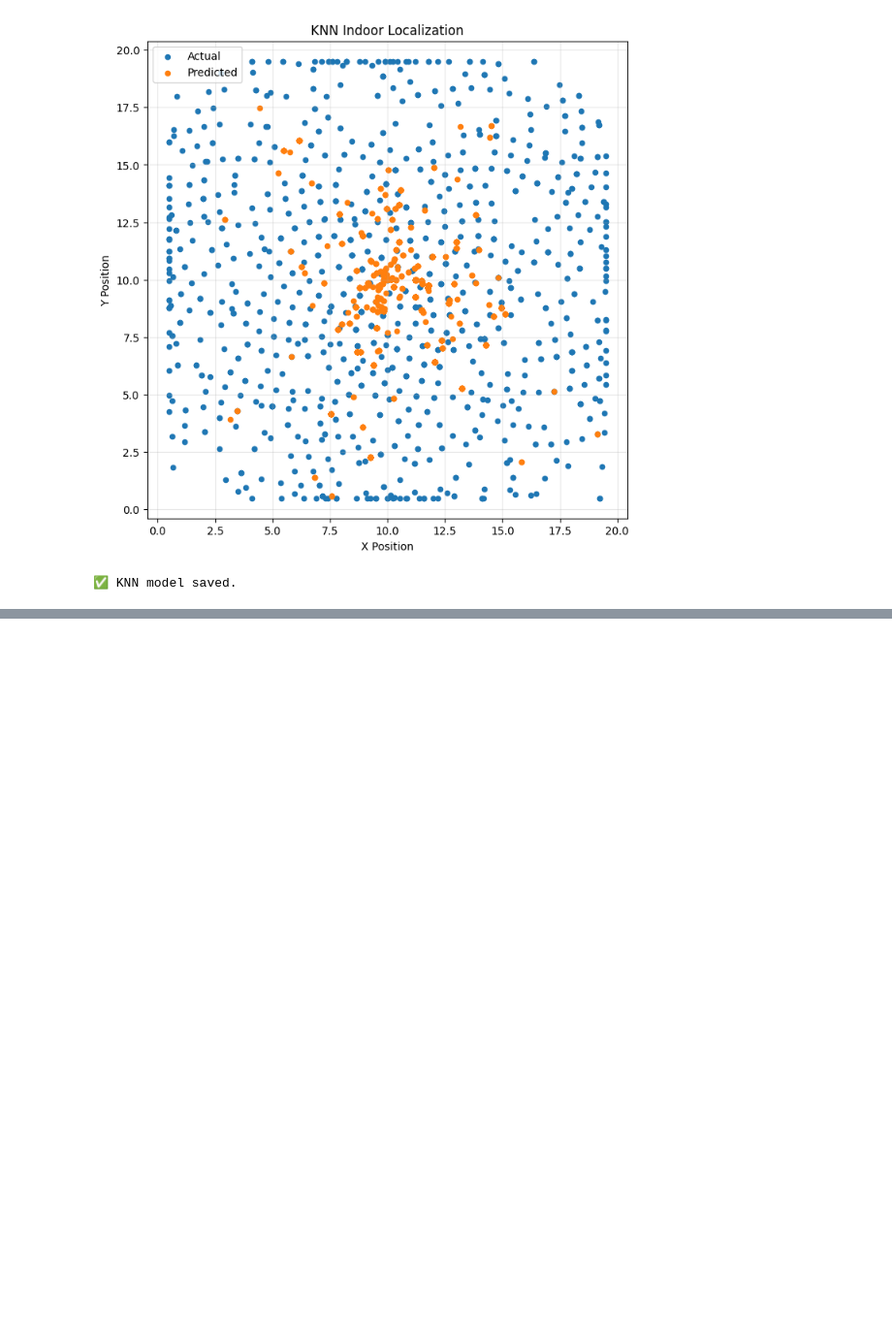
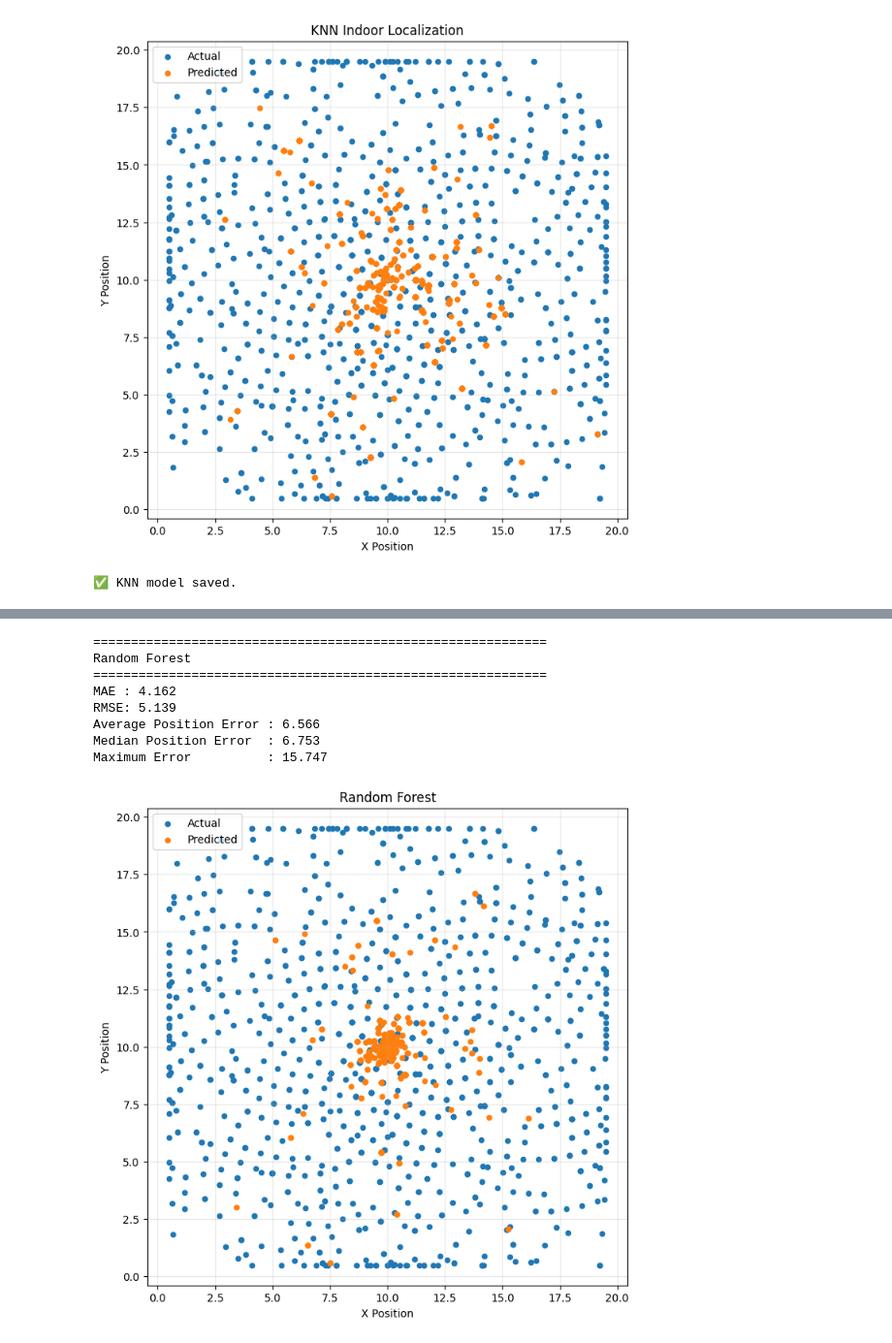
Before and after one commit to moazabeer/wifi-indoor-localization-ml, a Jupyter notebook: notebooks/WiFi_Indoor_Localization.ipynb, the cells around one changed output, grey strips where cells are left out. Shown at 97% size. Cells and saved outputs as stored; diff of their text form; code cells hidden in the pictures; blank space fills up the shorter version.

```diff
--- a/notebooks/WiFi_Indoor_Localization.ipynb
+++ b/notebooks/WiFi_Indoor_Localization.ipynb
@@ -972,0 +1086,28 @@ os.makedirs("models", exist_ok=True)
+# %%
+random_forest = RandomForestRegressor(
+    n_estimators=200,
+    random_state=42,
+    n_jobs=-1
+)
+
+random_forest.fit(
+    X_train,
+    y_train
+)
+
+rf_results = evaluate_model(
+    random_forest,
+    X_test,
+    y_test,
+    "Random Forest"
+)
+# %% [output]
+============================================================
+Random Forest
+============================================================
+MAE : 4.162
+RMSE: 5.139
+Average Position Error : 6.566
+Median Position Error  : 6.753
+Maximum Error          : 15.747
+[figure, added]
```
Also changed, not shown: parts of 8 cells of this notebook.
